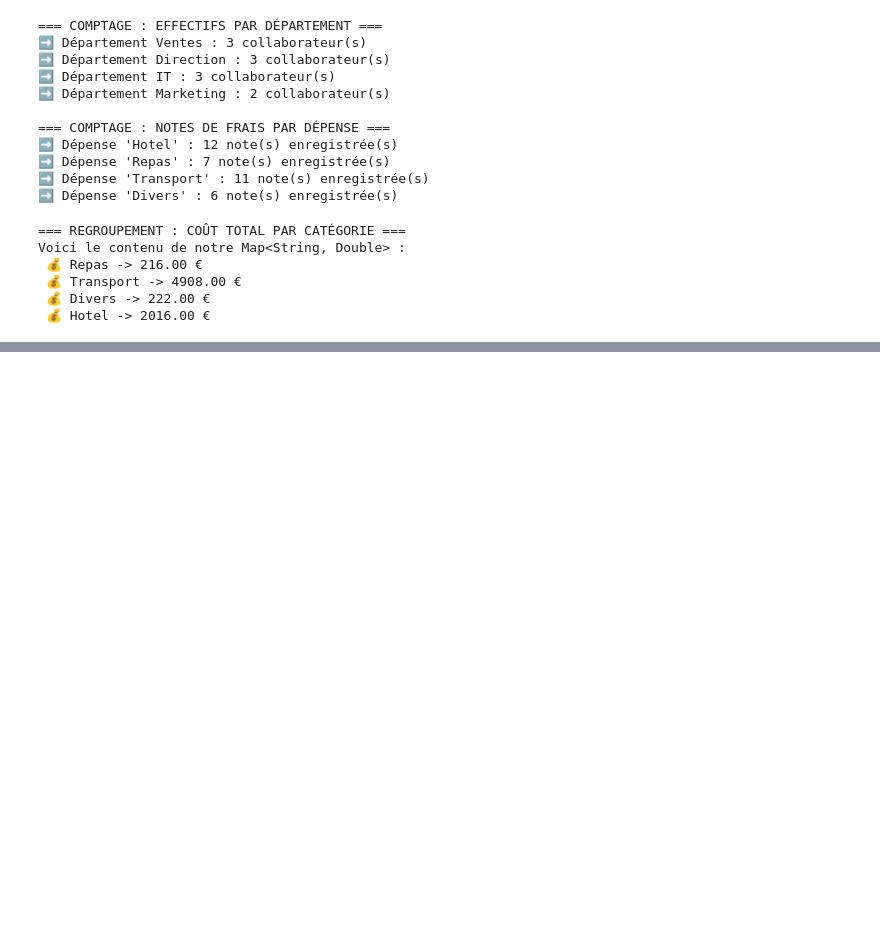
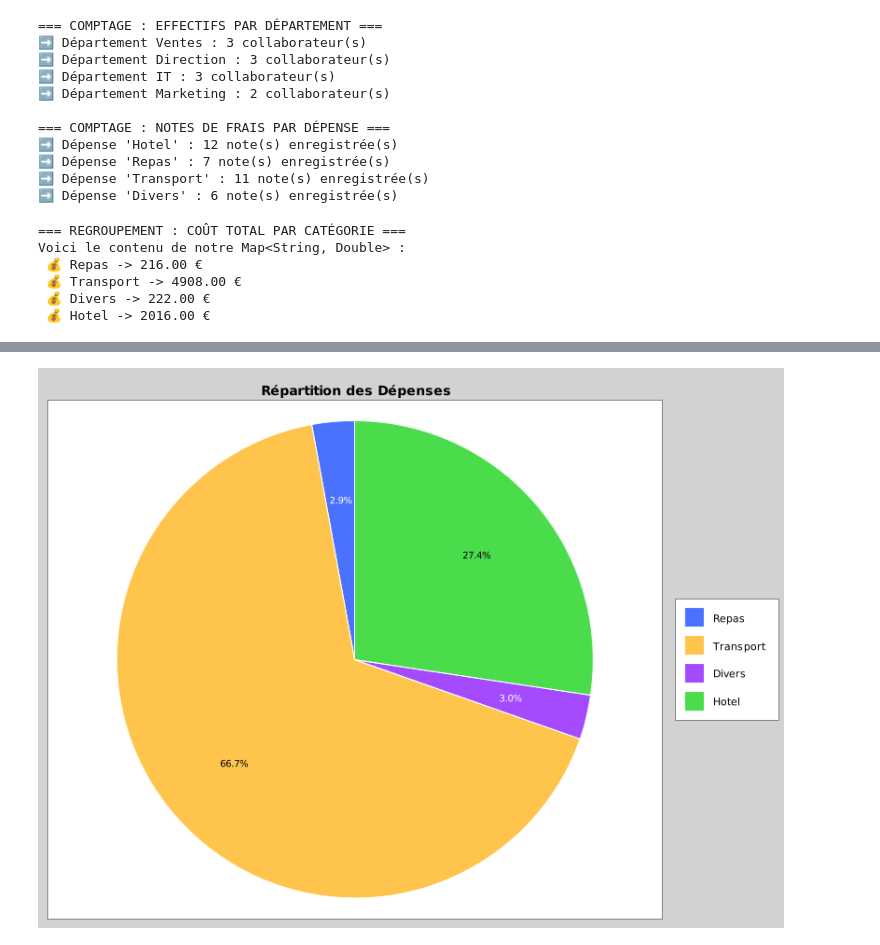
Before and after one commit to anaishqt/Project, a Jupyter notebook: hello.ipynb, the cells around one changed output, grey strips where cells are left out. Saved outputs shown, nothing was run; the diff lists cells and outputs as text; code cells hidden in the pictures; blank space fills up the shorter version.

```diff
--- a/hello.ipynb
+++ b/hello.ipynb
@@ -551,0 +575,22 @@ Voici le contenu de notre Map<String, Double> :
+# %%
+// LA LIGNE MAGIQUE : On dit à Java "Ne cherche pas d'écran physique !"
+System.setProperty("java.awt.headless", "true");
+
+import org.knowm.xchart.PieChart;
+import org.knowm.xchart.PieChartBuilder;
+import org.knowm.xchart.BitmapEncoder;
+
+PieChart graphique = new PieChartBuilder()
+    .width(800)
+    .height(600)
+    .title("Répartition des Dépenses")
+    .build();
+
+for (String categorie : coutParCategorie.keySet()) {
+    double montant = coutParCategorie.get(categorie);
+    graphique.addSeries(categorie, montant);
+}
+
+BitmapEncoder.getBufferedImage(graphique);
+# %% [output]
+[figure, added]
```
Also changed, not shown: parts of 1 cell of this notebook.
